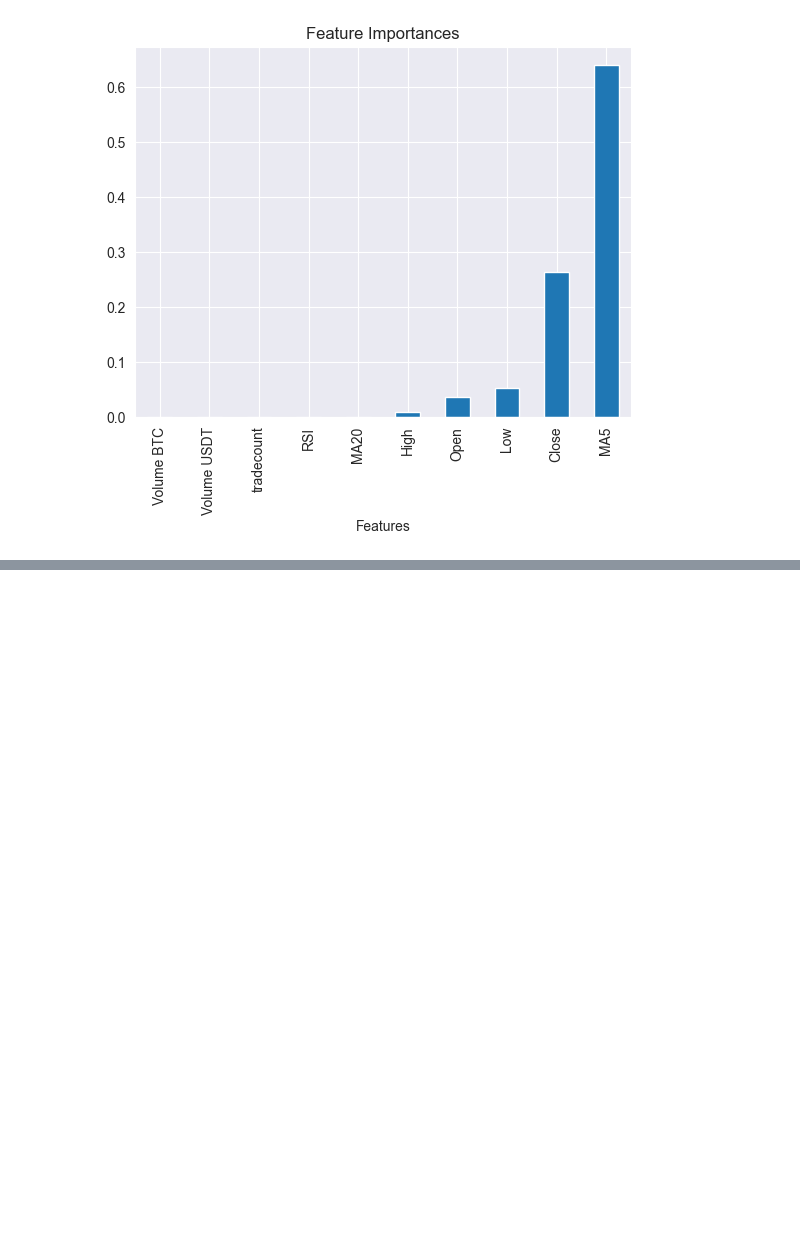
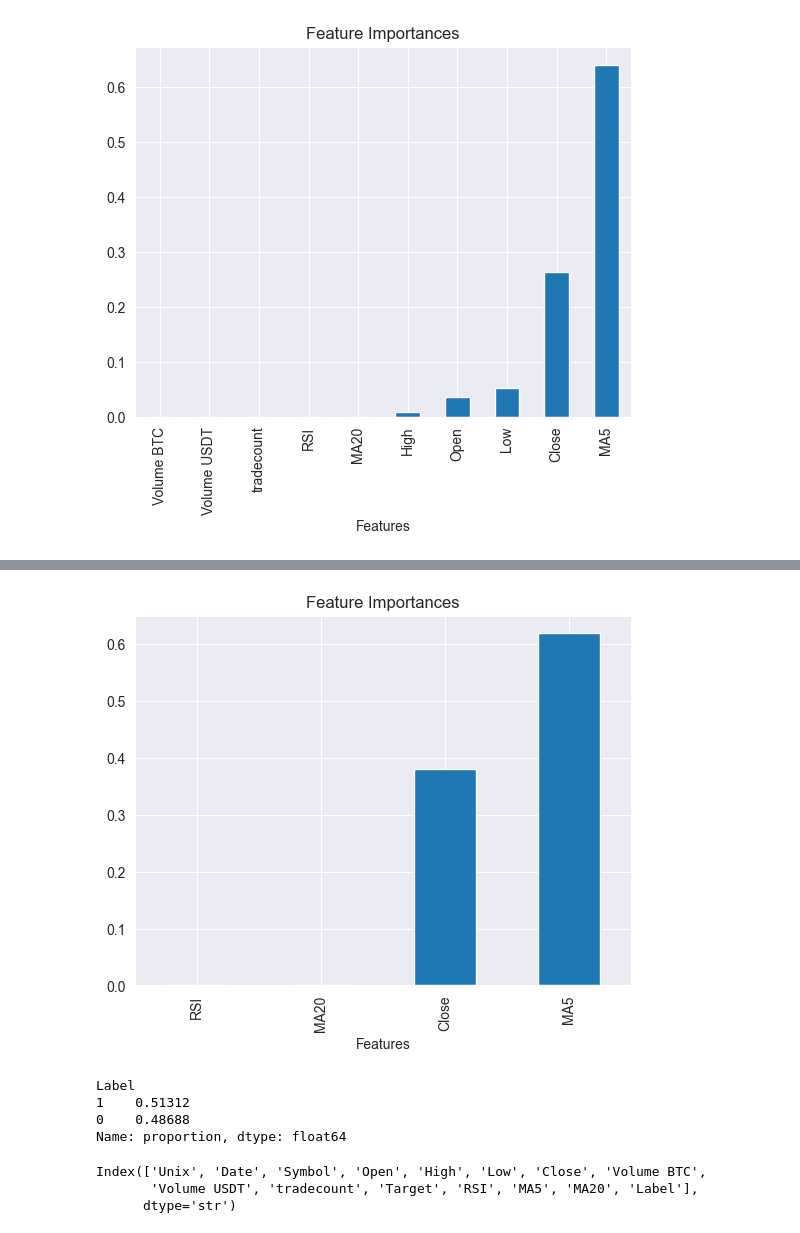
Before and after one commit to Artarazaz/BTC-predection-model, a Jupyter notebook: notebooks/data_preprocesing.ipynb, the cells around one changed output, grey strips where cells are left out. Cells and saved outputs as stored; diff of their text form; code cells hidden in the pictures; blank space fills up the shorter version.

```diff
--- a/notebooks/data_preprocesing.ipynb
+++ b/notebooks/data_preprocesing.ipynb
@@ -429,0 +458,12 @@ plt.show()
+# %%
+importances = model.feature_importances_
+features = ['Close', 'RSI', 'MA5', 'MA20']
+feature_importance_df = pd.Series(importances, index=features).sort_values(ascending=True)
+
+plt.figure()
+feature_importance_df.plot(kind='bar')
+plt.xlabel('Features')
+plt.title('Feature Importances')
+plt.show()
+# %% [output]
+[figure, added]
@@ -429,0 +472,13 @@ plt.show()
+# %%
+df_with_ma['Label'].value_counts(normalize=True)
+# %% [output]
+Label
+1    0.51312
+0    0.48688
+Name: proportion, dtype: float64
+# %%
+df_with_ma.columns
+# %% [output]
+Index(['Unix', 'Date', 'Symbol', 'Open', 'High', 'Low', 'Close', 'Volume BTC',
+       'Volume USDT', 'tradecount', 'Target', 'RSI', 'MA5', 'MA20', 'Label'],
+      dtype='str')
```
Also changed, not shown: parts of 12 cells of this notebook.
